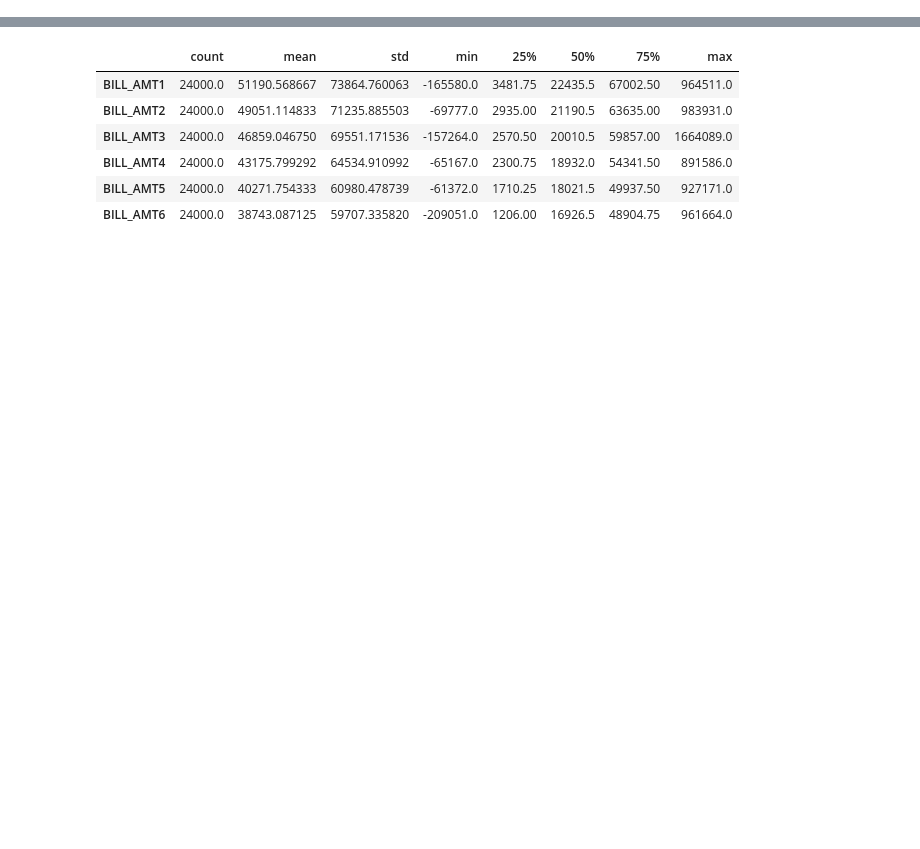
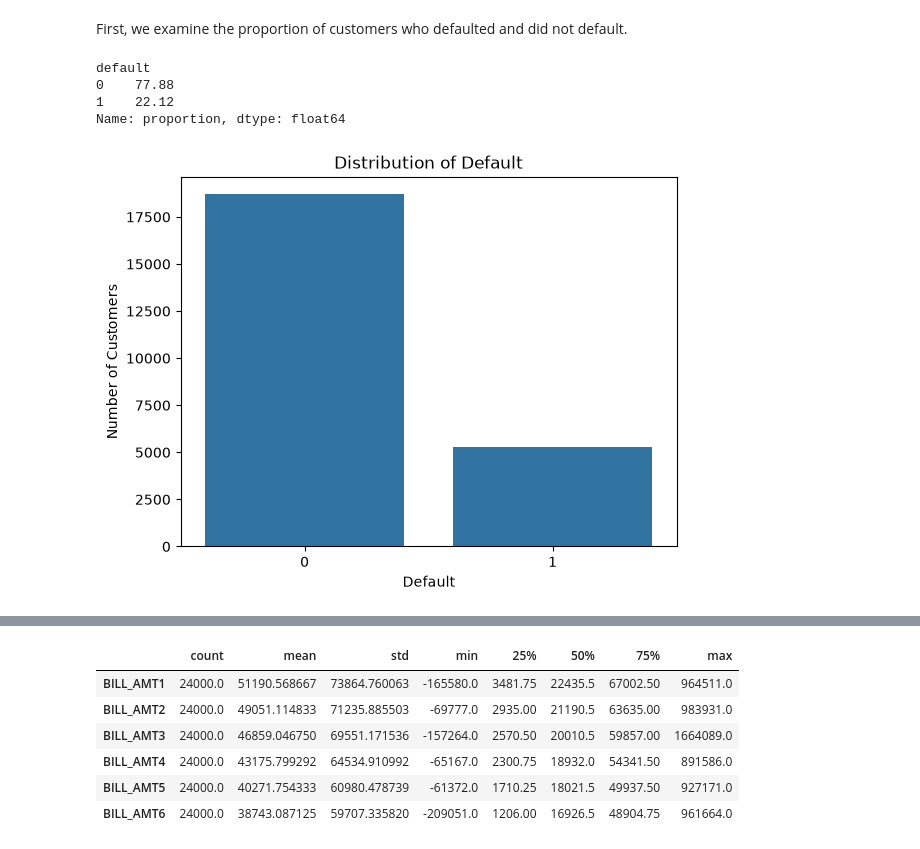
Before and after one commit to fishdynasty/inter-uni-FourCast, a Jupyter notebook: notebook/EDA.ipynb, the cells around one changed output, grey strips where cells are left out. Drawn from its saved outputs; the diff is of its cells as text; code cells hidden in the pictures; blank space fills up the shorter version.

```diff
--- a/notebook/EDA.ipynb
+++ b/notebook/EDA.ipynb
@@ -344,0 +7,26 @@ Repayment-status variables show a strong relationship with default risk. For exa
+# %%
+import pandas as pd
+import matplotlib.pyplot as plt
+import seaborn as sns
+
+train = pd.read_csv("../data/raw/train.csv")
+test = pd.read_csv("../data/raw/test.csv")
+# %% [markdown]
+First, we examine the proportion of customers who defaulted and did not default.
+# %%
+(train["default"].value_counts(normalize=True) * 100).round(2)
+# %% [output]
+default
+0    77.88
+1    22.12
+Name: proportion, dtype: float64
+# %%
+sns.countplot(x="default", data=train)
+
+plt.title("Distribution of Default")
+plt.xlabel("Default")
+plt.ylabel("Number of Customers")
+
+plt.show()
+# %% [output]
+[figure, added]
```
Also changed, not shown: parts of 113 cells of this notebook, 2 other files.
